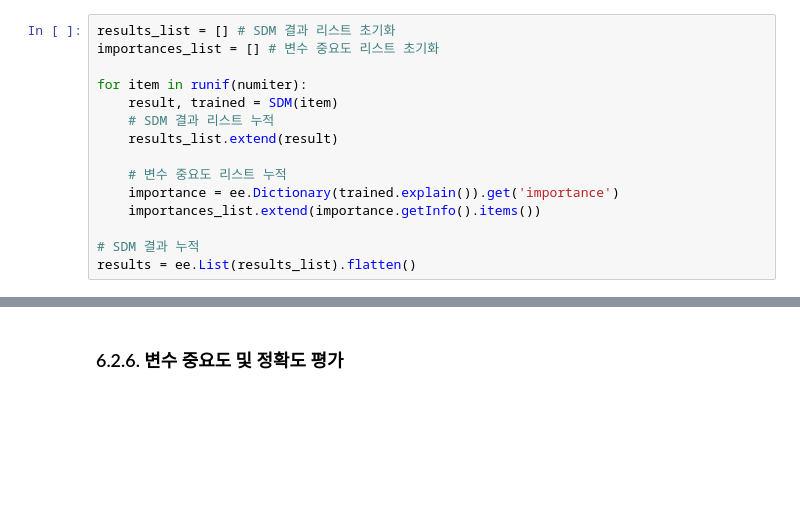
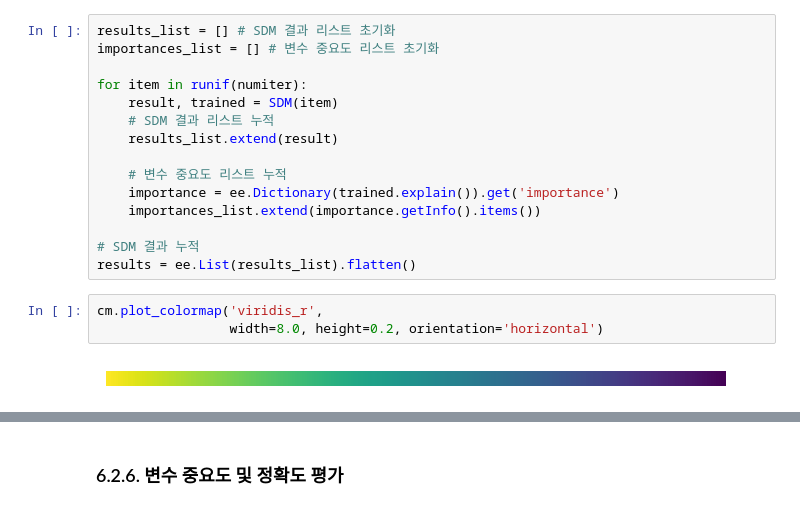
Before and after one commit to osgeokr/GEE-PAM-Book, a Jupyter notebook: Chapter6_Species_Distribution_Modeling.ipynb, the cells around one changed output, grey strips where cells are left out. Cells and saved outputs as stored; diff of their text form; blank space fills up the shorter version.

```diff
--- a/Chapter6_Species_Distribution_Modeling.ipynb
+++ b/Chapter6_Species_Distribution_Modeling.ipynb
@@ -615,6 +615,11 @@ for item in runif(numiter):
 
 # SDM 결과 누적
 results = ee.List(results_list).flatten()
+# %%
+cm.plot_colormap('viridis_r',
+                 width=8.0, height=0.2, orientation='horizontal')
+# %% [output]
+[figure, added]
 # %%
 # 서식지 적합성 지도(Habitat suitability map)
 images = ee.List.sequence(
```
Also changed, not shown: parts of 22 cells of this notebook.
